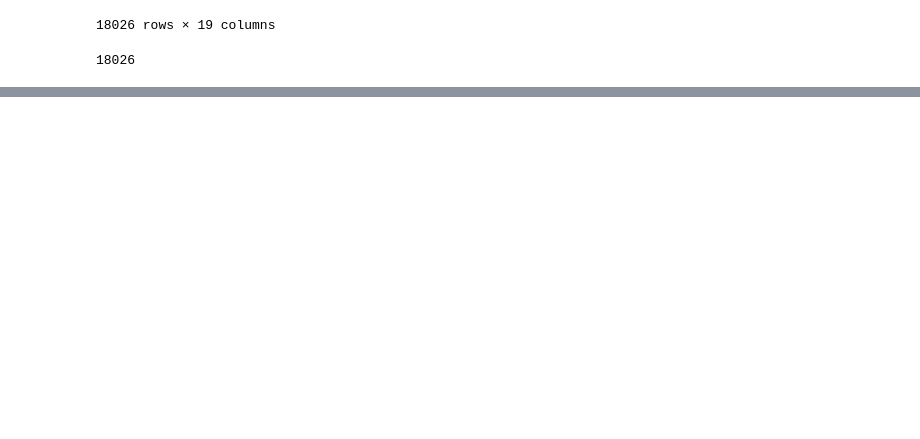
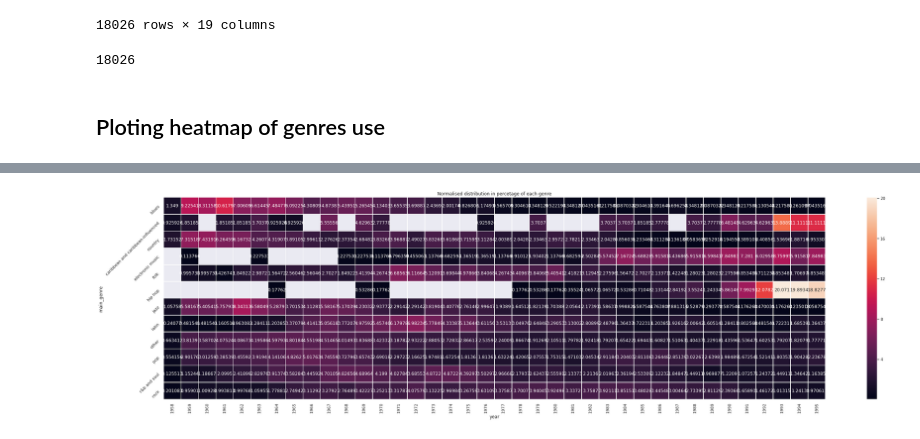
Before and after one commit to VBernasconi/digital_musicology, a Jupyter notebook: Genres_classification.ipynb, the cells around one changed output, grey strips where cells are left out. Drawn from its saved outputs; the diff is of its cells as text; code cells hidden in the pictures; blank space fills up the shorter version.

```diff
--- a/Genres_classification.ipynb
+++ b/Genres_classification.ipynb
@@ -451,6 +450,8 @@ len(genres_grouped)
 #export the grouped information
 genres_grouped.to_csv("data/genre_categories_grouped.csv")
 genres_grouped.to_json("json/genre_categories_grouped.json")
+# %% [markdown]
+## Ploting heatmap of genres use
 # %%
 #prepare data to plot
 dataset_genre_hm = dataset_genre
@@ -471,3 +473,20 @@ plt.xticks(rotation=90)
 plt.savefig("genre_distribution.png")
 # %% [output]
 [figure]
+# %%
+each_genre_total = list(test.sum(axis = 1, skipna = True))
+test_perc = test.copy()
+for column in test_perc:
+    j=0
+    for index, row_value in test_perc[column].iteritems():
+        test_perc.loc[index, column] = (row_value *100)/each_genre_total[j]
+        j+=1
+# %%
+f, ax = plt.subplots(figsize=(40, 10))
+sns_plot = sns.heatmap(test_perc, annot=True, fmt='g', linewidths=.5, ax=ax)
+plt.yticks(rotation=45)
+plt.xticks(rotation=90)
+plt.title("Normalised distribution in percetage of each genre")
+plt.savefig("genre_distribution_perc.png")
+# %% [output]
+[figure, added]
```
Also changed, not shown: parts of 16 cells of this notebook.
